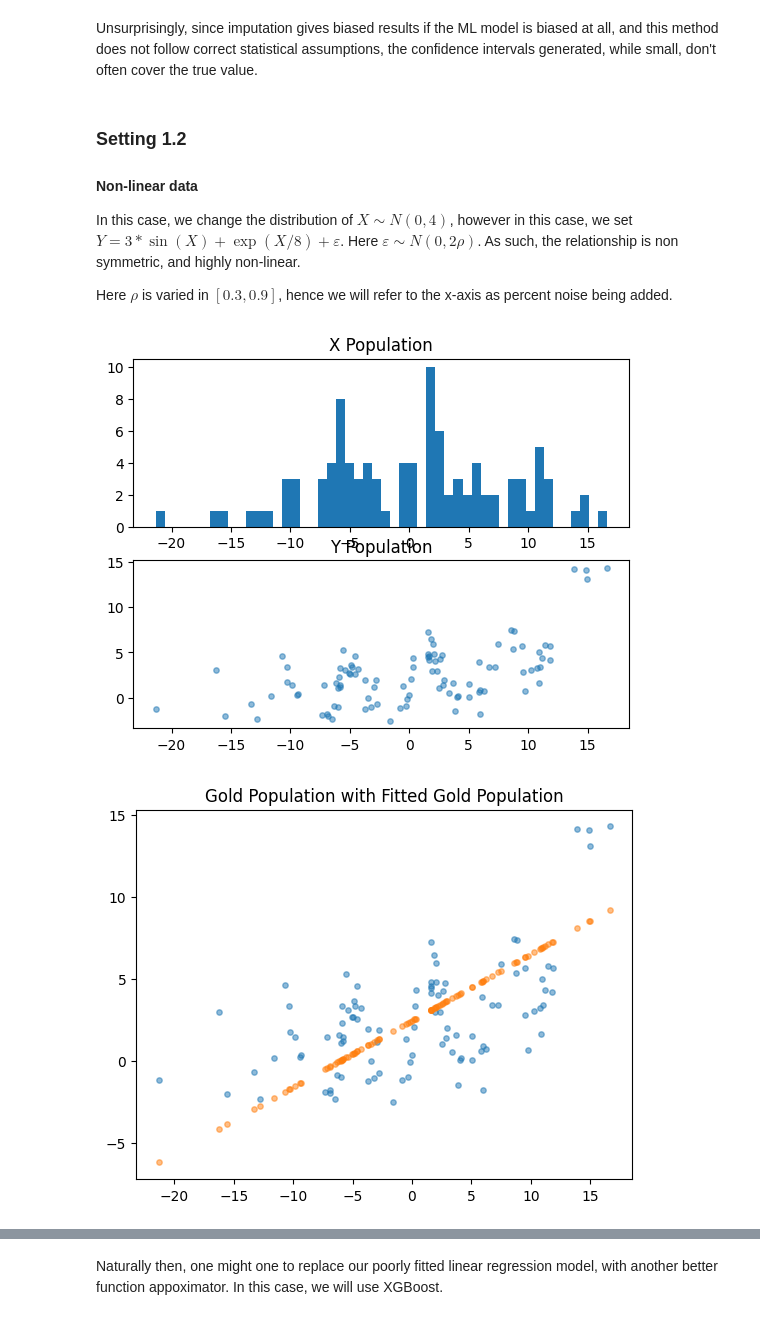
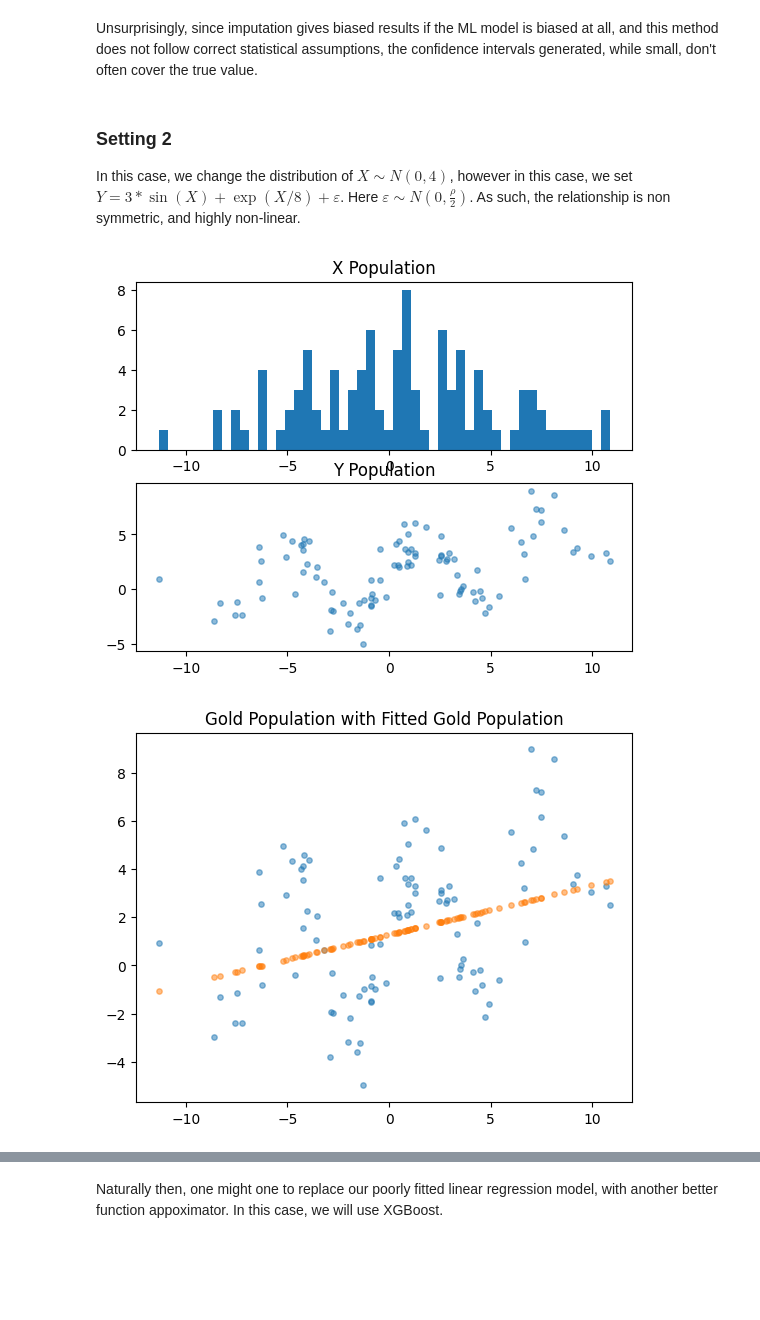
Before and after one commit to nicholas-denis/ppi-testing, a Jupyter notebook: src/summary.ipynb, the cells around one changed output, grey strips where cells are left out. Saved outputs shown, nothing was run; the diff lists cells and outputs as text; code cells hidden in the pictures; blank space fills up the shorter version.

```diff
--- a/src/summary.ipynb
+++ b/src/summary.ipynb
@@ -51,7 +71,7 @@ As an example, we will show what happens when $\rho = 0.5$, and fit a linear reg
 # %%
 # Load file
 
-config = "../configs/Experiment_1/reg_lin_128.yaml"
+config = "../configs/Experiment_1_new/128g_l_reg.yaml"
 with open(config, 'r') as stream:
     config = yaml.safe_load(stream)
 
@@ -86,7 +106,6 @@ def test(config):
 
         plt.scatter(x_gold, y_gold, alpha=0.5, s=15)
         plt.scatter(x_gold, y_gold_fitted, alpha=0.5, s=15)
-        plt.legend(["Gold Population", "Fitted Gold Population"])
         plt.title("Gold Population with Fitted Gold Population")
         plt.show()
 
@@ -150,13 +184,9 @@ plt.show()
 # %% [markdown]
 Unsurprisingly, since imputation gives biased results if the ML model is biased at all, and this method does not follow correct statistical assumptions, the confidence intervals generated, while small, don't often cover the true value.
 # %% [markdown]
-### Setting 1.2
+### Setting 2
 
-#### Non-linear data
-
-In this case, we change the distribution of $X \sim N(0, 4)$, however in this case, we set $Y = 3 * \sin (X) + \exp(X / 8) + \varepsilon$. Here $\varepsilon \sim N(0, 2\rho)$. As such, the relationship is non symmetric, and highly non-linear.
-
-Here $\rho$ is varied in $[0.3, 0.9]$, hence we will refer to the x-axis as percent noise being added.
+In this case, we change the distribution of $X \sim N(0, 4)$, however in this case, we set $Y = 3 * \sin (X) + \exp(X / 8) + \varepsilon$. Here $\varepsilon \sim N(0, \frac{\rho}{2})$. As such, the relationship is non symmetric, and highly non-linear.
 # %%
 # Visualize setting 2
 
@@ -165,9 +195,8 @@ with open(config2, 'r') as stream:
     config2 = yaml.safe_load(stream)
 
 def test2(config):
-    rho_vals = [.7]
+    rho_vals = [.4]
     pop_config = config['experiment']['parameters']['gold_population']
-    pop_config['x_population']['std'] = 8
     for rho in rho_vals:
         pop_config['y_population']['rho'] = rho
         pop_config['x_population']['size'] = 100
@@ -178,33 +207,33 @@ def test2(config):
         ax[0].hist(x_gold, bins=50)
         ax[0].set_title("X Population")
         ax[1].scatter(x_gold, y_gold, alpha=0.5, s=15)
         ax[1].set_title("Y Population")
         plt.show()
 
         ml_config = config['experiment']['model']
 
         train_config = copy.deepcopy(pop_config)
         train_config['x_population']['size'] = 10000
 
         x_train, y_train = dist.sample_population(train_config)
 
         model = ml.train_model(x_train, y_train, ml_config)
 
         y_gold_fitted = model.predict(x_gold)
 
         # plot the gold population and the fitted gold population
 
 
         plt.scatter(x_gold, y_gold, alpha=0.5, s=15)
         plt.scatter(x_gold, y_gold_fitted, alpha=0.5, s=15)
         plt.title("Gold Population with Fitted Gold Population")
         plt.show()
 
 
     return
 
 test2(config2)
 # %% [output]
-[figure, old version]
+[figure, new version]
-[figure, old version]
+[figure, new version]
 # %% [markdown]
```
Also changed, not shown: parts of 16 cells of this notebook, 8 other files.
